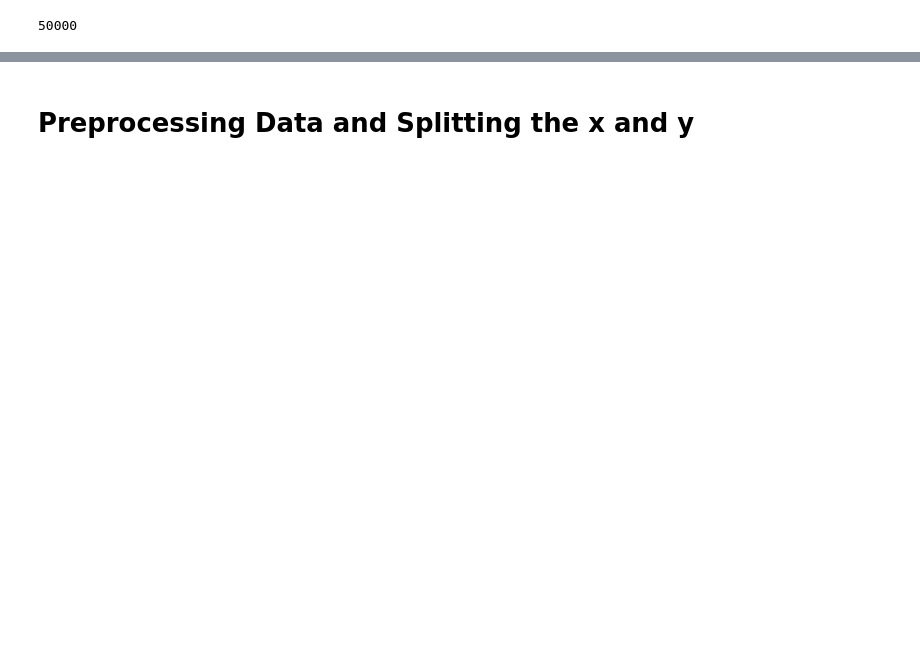
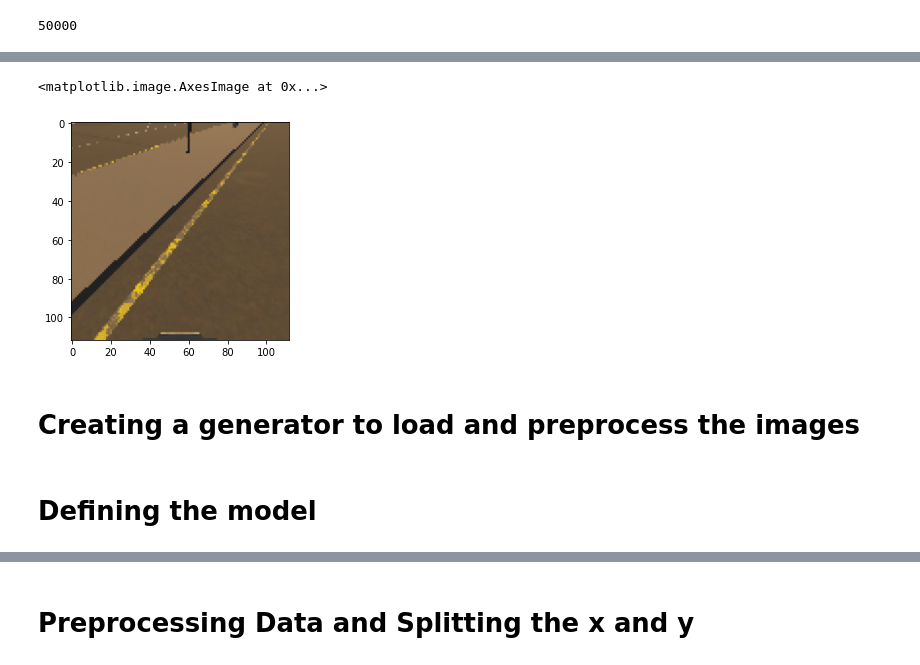
Before and after one commit to HoucemF/Internal-Simulation-Networks-for-Autonomous-Vehicles, a Jupyter notebook: experimentation/Sensorimotor-training.ipynb, the cells around one changed output, grey strips where cells are left out. Drawn from its saved outputs; the diff is of its cells as text; code cells hidden in the pictures; blank space fills up the shorter version.

```diff
--- a/experimentation/Sensorimotor-training.ipynb
+++ b/experimentation/Sensorimotor-training.ipynb
@@ -35,0 +38,7 @@ plt.imshow(training_images[1])
+# %%
+plt.imshow(training_images[8])
+# %% [output]
+<matplotlib.image.AxesImage at 0x...>
+[figure, added]
+# %% [markdown]
+# Creating a generator to load and preprocess the images
@@ -36,3 +90,5 @@ plt.imshow(training_images[1])
+# %% [markdown]
+# Defining the model
 # %%
 from tensorflow import keras
 # %%
```
Also changed, not shown: parts of 17 cells of this notebook, 21 other files.
